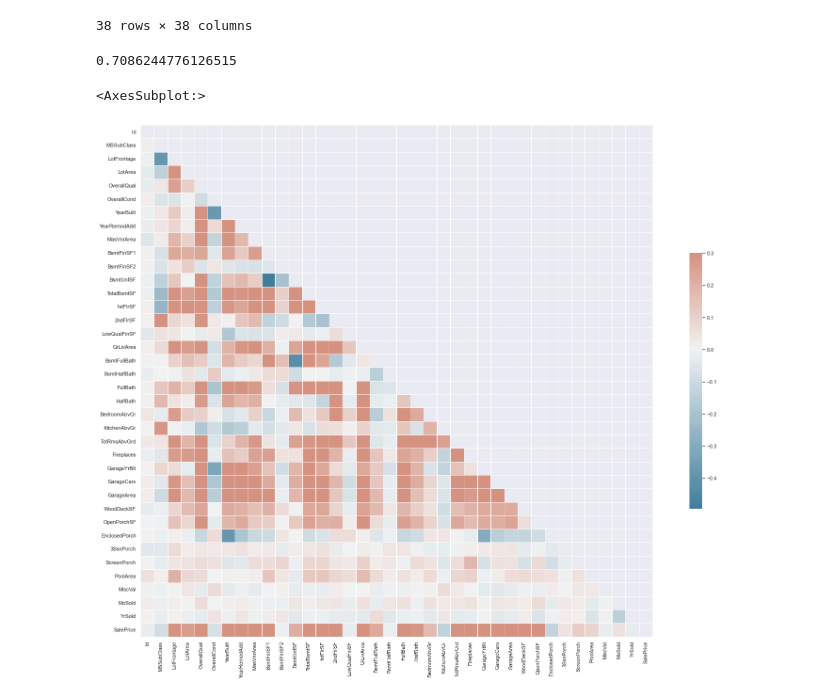
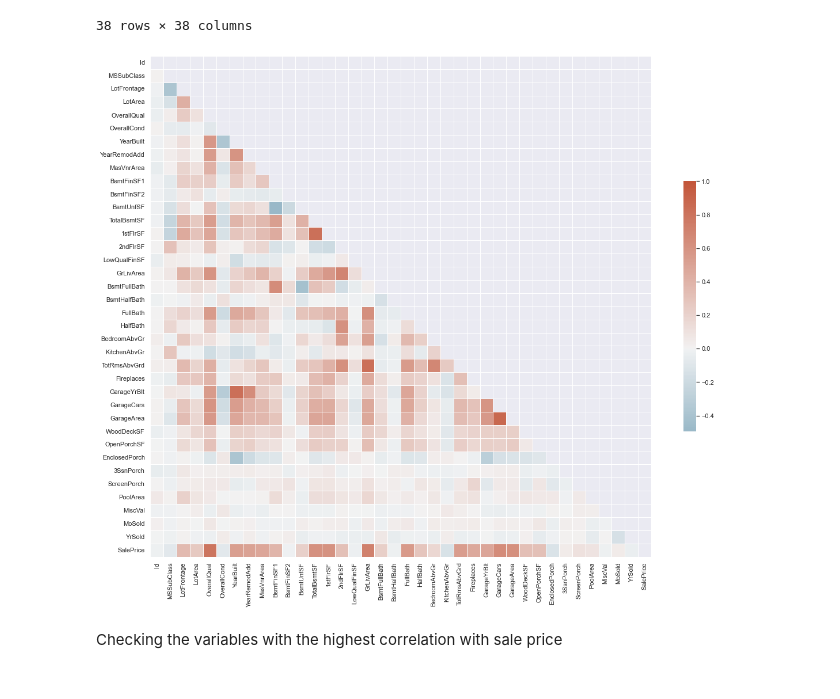
Before and after one commit to Abramo-Hub/House_Prices, a Jupyter notebook: Main.ipynb, the cells around one changed output. Drawn from its saved outputs; the diff is of its cells as text; code cells hidden in the pictures.

```diff
--- a/Main.ipynb
+++ b/Main.ipynb
@@ -15,7 +15,7 @@ import os
 # %% [markdown]
 set the figure size
 # %%
-sns.set(rc={'figure.figsize':(28,20)})
+sns.set(rc={'figure.figsize':(20,16)})
 # %% [markdown]
 read in the training dataset
 # %%
@@ -208,20 +208,17 @@ corr
 | YrSold | 0.000712 | -0.021407 | 0.007450 | -0.014261 | -0.027347 | 0.043950 | -0.013618 | 0.035743 | ... |
 | SalePrice | -0.021917 | -0.084284 | 0.351799 | 0.263843 | 0.790982 | -0.077856 | 0.522897 | 0.507101 | ... |
 38 rows × 38 columns
-# %%
-corr.loc['SalePrice','GrLivArea']
-# %% [output]
-0.7086244776126515
 # %%
 # Generate a mask for the upper triangle
 mask = np.triu(np.ones_like(corr, dtype=bool))
 # %%
 # Generate a custom diverging colormap
-cmap = sns.diverging_palette(120, 20, as_cmap=True)
+cmap = sns.diverging_palette(230, 20, as_cmap=True)
 # %%
 # Draw the heatmap with the mask and correct aspect ratio
-sns.heatmap(corr, mask=mask, cmap=cmap, vmax=.3, center=0,
-            square=True, linewidths=.5, cbar_kws={"shrink": .5})
+sns.heatmap(corr, mask=mask, cmap=cmap, vmax=1, center=0,
+            square=True, linewidths=.5, cbar_kws={"shrink": .5});
 # %% [output]
-<AxesSubplot:>
-[figure, old version]
+[figure, new version]
+# %% [markdown]
+Checking the variables with the highest correlation with sale price
```
Also changed, not shown: parts of 8 cells of this notebook.
